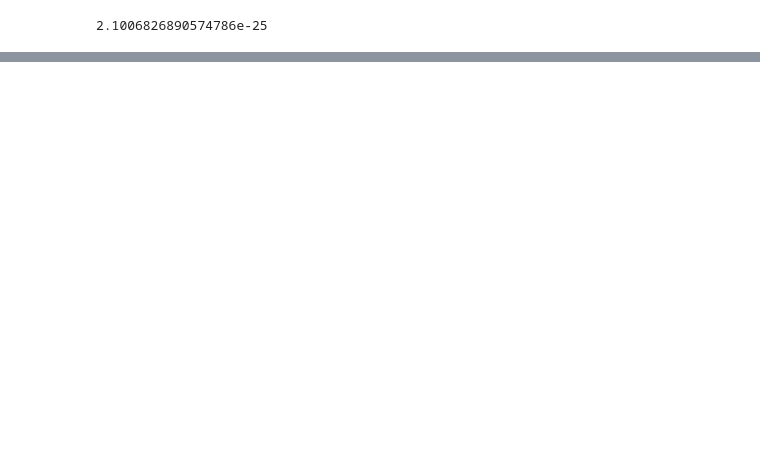
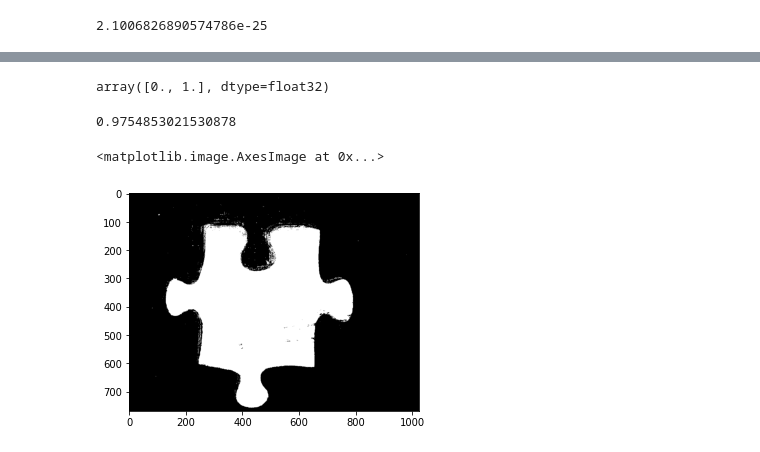
Before and after one commit to ThishenP/puzzle-piece-segmentation, a Jupyter notebook: GMM.ipynb, the cells around one changed output, grey strips where cells are left out. Drawn from its saved outputs; the diff is of its cells as text; code cells hidden in the pictures; blank space fills up the shorter version.

```diff
--- a/GMM.ipynb
+++ b/GMM.ipynb
@@ -284,0 +168,24 @@ gmm2.run(imgs_train)
+# %%
+fore = gmm_fore.predict(imgs_test_flat)
+back = gmm_back.predict(imgs_test_flat)
+# %%
+y = (0.4 * fore) / ((0.4 * fore) + ((1 - 0.4) * back))
+# %%
+preds = (y>0.5).astype(np.float32)
+# %%
+msks_test_flat[msks_test_flat>0.5] = 1.
+msks_test_flat[msks_test_flat<0.5] = 0
+np.unique(msks_test_flat)
+# %% [output]
+array([0., 1.], dtype=float32)
+# %%
+len(preds[preds == msks_test_flat])/len(preds)
+# %% [output]
+0.9754853021530878
+# %%
+pred_ims = preds.reshape(msks_test.shape)
+# %%
+plt.imshow(pred_ims[0], cmap = 'gray')
+# %% [output]
+<matplotlib.image.AxesImage at 0x...>
+[figure, added]
```
Also changed, not shown: parts of 15 cells of this notebook.
